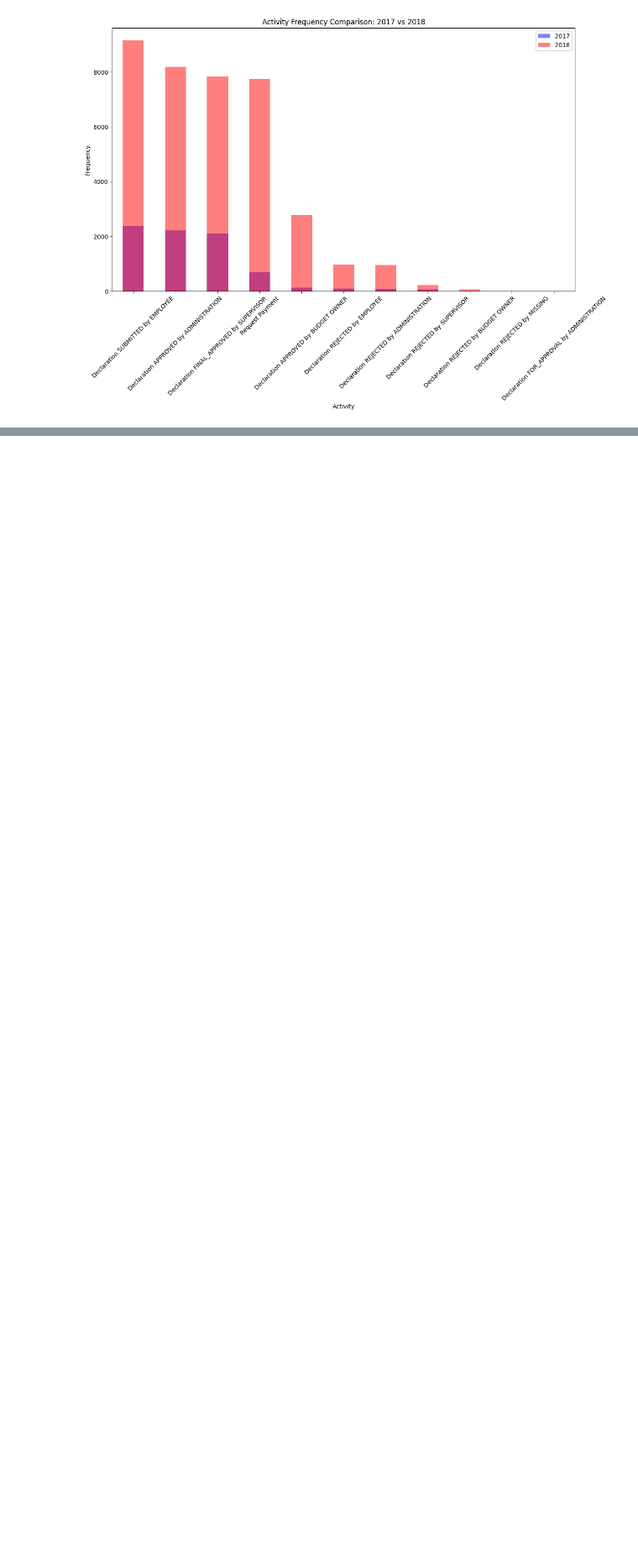
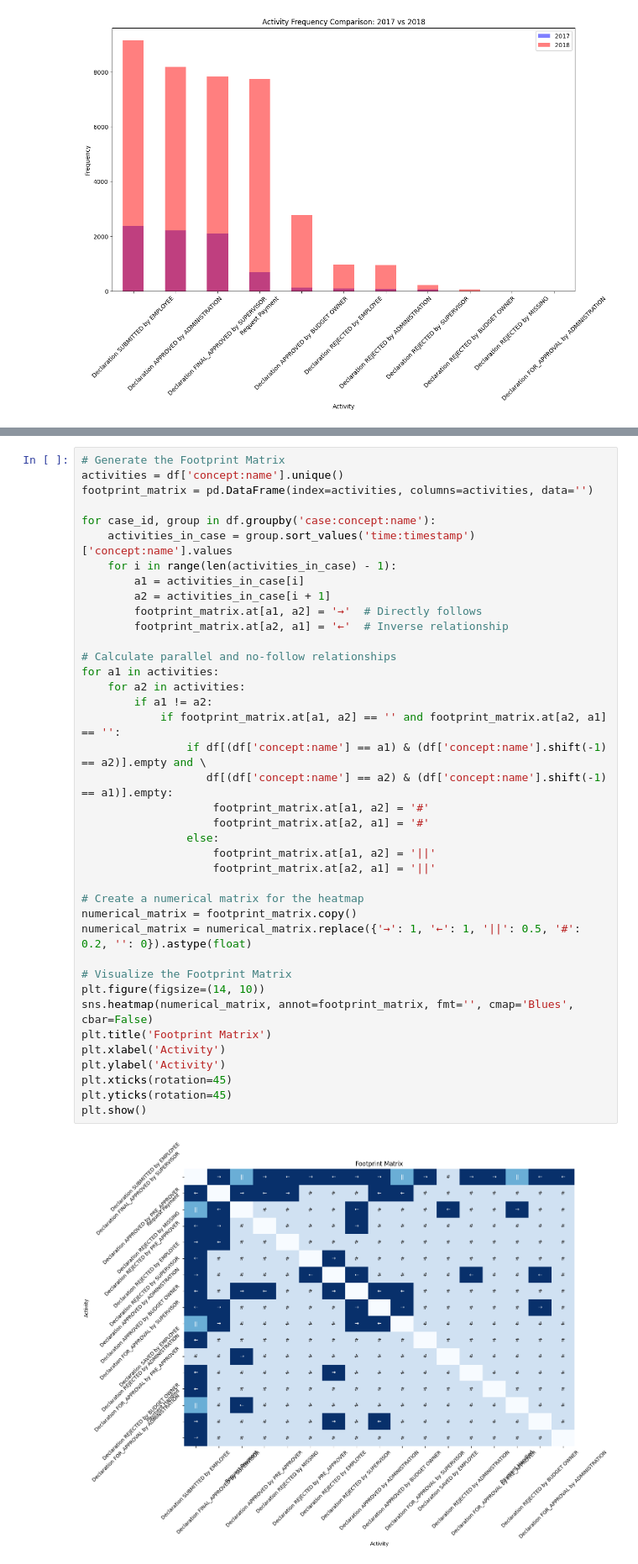
Before and after one commit to collinleiber/LMU_Master_Practical_SoSe24, a Jupyter notebook: practical/ProcessMining/group1/task5/0_data-exploration.ipynb, the cells around one changed output, grey strips where cells are left out. Shown at 84% size. Drawn from its saved outputs; the diff is of its cells as text; blank space fills up the shorter version.

Commit message:
updated footprint matrix (still to be fixed)

```diff
--- a/practical/ProcessMining/group1/task5/0_data-exploration.ipynb
+++ b/practical/ProcessMining/group1/task5/0_data-exploration.ipynb
@@ -171,3 +189,44 @@ plt.show()
+# %%
+# Generate the Footprint Matrix
+activities = df['concept:name'].unique()
+footprint_matrix = pd.DataFrame(index=activities, columns=activities, data='')
+
+for case_id, group in df.groupby('case:concept:name'):
+    activities_in_case = group.sort_values('time:timestamp')['concept:name'].values
+    for i in range(len(activities_in_case) - 1):
+        a1 = activities_in_case[i]
+        a2 = activities_in_case[i + 1]
+        footprint_matrix.at[a1, a2] = '→'  # Directly follows
+        footprint_matrix.at[a2, a1] = '←'  # Inverse relationship
+
+# Calculate parallel and no-follow relationships
+for a1 in activities:
+    for a2 in activities:
+        if a1 != a2:
+            if footprint_matrix.at[a1, a2] == '' and footprint_matrix.at[a2, a1] == '':
+                if df[(df['concept:name'] == a1) & (df['concept:name'].shift(-1) == a2)].empty and \
+                   df[(df['concept:name'] == a2) & (df['concept:name'].shift(-1) == a1)].empty:
+                    footprint_matrix.at[a1, a2] = '#'
+                    footprint_matrix.at[a2, a1] = '#'
+                else:
+                    footprint_matrix.at[a1, a2] = '||'
+                    footprint_matrix.at[a2, a1] = '||'
+
+# Create a numerical matrix for the heatmap
+numerical_matrix = footprint_matrix.copy()
+numerical_matrix = numerical_matrix.replace({'→': 1, '←': 1, '||': 0.5, '#': 0.2, '': 0}).astype(float)
+
+# Visualize the Footprint Matrix
+plt.figure(figsize=(14, 10))
+sns.heatmap(numerical_matrix, annot=footprint_matrix, fmt='', cmap='Blues', cbar=False)
+plt.title('Footprint Matrix')
+plt.xlabel('Activity')
+plt.ylabel('Activity')
+plt.xticks(rotation=45)
+plt.yticks(rotation=45)
+plt.show()
+# %% [output]
+[figure, added]
 # %% [markdown]
 # Exploration and Visualization for Additional Event Logs
 We will now explore and visualize the additional event logs in our dataset.
```
Also changed, not shown: parts of 6 cells of this notebook.
